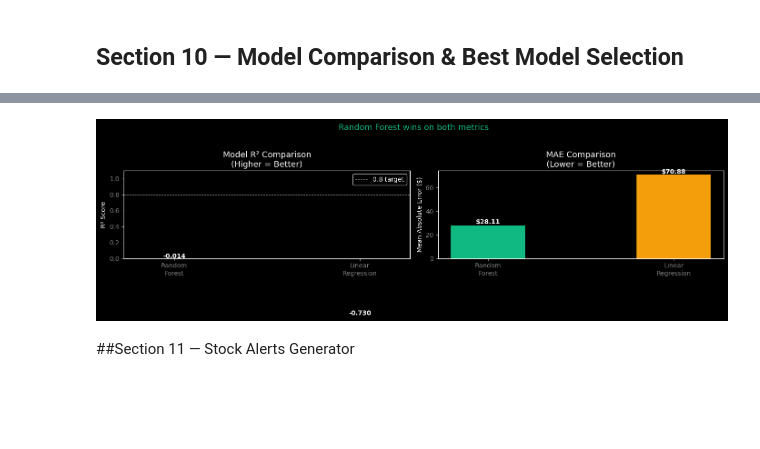
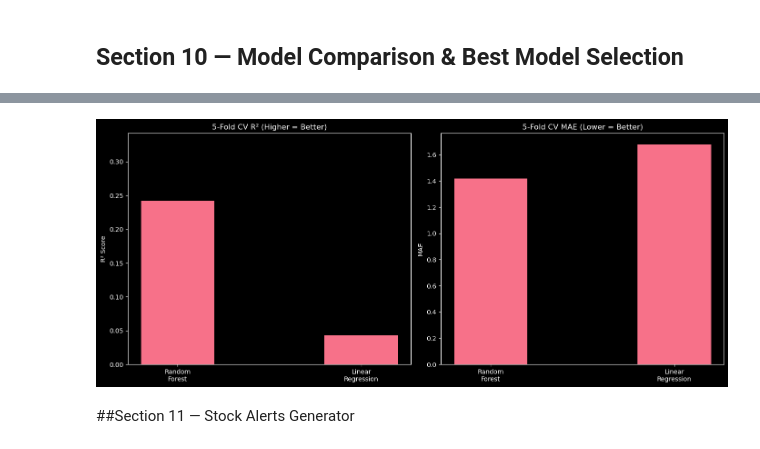
Before and after one commit to Nuraaaaaaa/StockGenius, a Jupyter notebook: Dataset/StockGenius_ML_Notebook.ipynb, the cells around one changed output, grey strips where cells are left out. Drawn from its saved outputs; the diff is of its cells as text; code cells hidden in the pictures; blank space fills up the shorter version.

Commit message:
model changed for prediction

```diff
--- a/Dataset/StockGenius_ML_Notebook.ipynb
+++ b/Dataset/StockGenius_ML_Notebook.ipynb
@@ -203,11 +203,11 @@ This is standard practice for ML training when real data is unavailable.
 np.random.seed(42)
 n = len(df)
 
-# 1. Order Date — simulate 4 years (2020-2023)
-df['Order_Date'] = pd.date_range(start='2020-01-01', periods=n, freq='8H')
-df['Month'] = df['Order_Date'].dt.month
-df['Year']  = df['Order_Date'].dt.year
-df['Quarter'] = df['Order_Date'].dt.quarter
+df['Order Date'] = pd.to_datetime(df['Order Date'])
+df['Month'] = df['Order Date'].dt.month
+df['Year'] = df['Order Date'].dt.year
+df['Quarter'] = df['Order Date'].dt.quarter
+df['DayOfWeek'] = df['Order Date'].dt.dayofweek
 
 # 2. Stock Level — Poisson distribution by sub-category
 stock_map = {
@@ -236,7 +236,9 @@ df['Shelf_Life_Days'] = df['Sub-Category'].map(shelf_map)
 
 # 5. Expiry Date
 df['Days_Since_Order'] = np.random.randint(0, 60, n)
-df['Expiry_Date'] = df['Order_Date'] + pd.to_timedelta(df['Shelf_Life_Days'] - df['Days_Since_Order'], unit='D')
+df['Expiry_Date'] = df['Order Date'] + pd.to_timedelta(
+    df['Shelf_Life_Days'] - df['Days_Since_Order'], unit='D'
+)
 df['Days_To_Expiry'] = (df['Expiry_Date'] - pd.Timestamp('2024-01-01')).dt.days
 df['Near_Expiry'] = (df['Days_To_Expiry'] < 30).astype(int)
 
@@ -246,7 +248,7 @@ df['Low_Stock'] = (df['Stock_Level'] < df['Reorder_Point']).astype(int)
 # 7. Profit Margin
 df['Profit_Margin'] = (df['Profit'] / df['Sales']) * 100
 
-print(f'New columns added: {["Order_Date","Month","Year","Quarter","Stock_Level","Reorder_Point","Shelf_Life_Days","Expiry_Date","Days_To_Expiry","Near_Expiry","Low_Stock","Profit_Margin"]}')
+print(f'New columns added: {["Order Date","Month","Year","Quarter","DayOfWeek","Stock_Level","Reorder_Point","Shelf_Life_Days","Expiry_Date","Days_To_Expiry","Near_Expiry","Low_Stock","Profit_Margin"]}')
 print(f'\nLow stock items: {df["Low_Stock"].sum()} ({df["Low_Stock"].mean()*100:.1f}%)')
 print(f'Near-expiry items: {df["Near_Expiry"].sum()} ({df["Near_Expiry"].mean()*100:.1f}%)')
 print(f'\nUpdated shape: {df.shape}')
@@ -604,38 +559,34 @@ RECOMMENDATION FOR StockGenius:
 # %%
-# ── MODEL COMPARISON PLOT ────────────────────────────────
+# ── MODEL COMPARISON PLOT (Using CV Results) ─────────────
 fig, axes = plt.subplots(1, 2, figsize=(14, 6))
 
+# Extract values from CV table
+rf_row = cv_results_df[cv_results_df["Model"]=="Random Forest"].iloc[0]
+lr_row = cv_results_df[cv_results_df["Model"]=="Linear Regression"].iloc[0]
+
+rf_r2  = rf_row["R2 (↑)"]
+lr_r2  = lr_row["R2 (↑)"]
+rf_mae = rf_row["MAE (↓)"]
+lr_mae = lr_row["MAE (↓)"]
+
+models = ['Random\nForest', 'Linear\nRegression']
+
 # R² comparison
-models = ['Random\nForest', 'Linear\nRegression']
-r2_vals = [rf_r2, lr_r2]
-cols_r2 = ['#10b981', '#f59e0b']
-bars = axes[0].bar(models, r2_vals, color=cols_r2, edgecolor='none', width=0.4)
-axes[0].set_title('Model R² Comparison\n(Higher = Better)', color='white', fontsize=13)
+axes[0].bar(models, [rf_r2, lr_r2], width=0.4)
+axes[0].set_title('5-Fold CV R² (Higher = Better)')
 axes[0].set_ylabel('R² Score')
-axes[0].set_ylim(0, 1.1)
-axes[0].tick_params(colors='gray')
-for bar, val in zip(bars, r2_vals):
-    axes[0].text(bar.get_x() + bar.get_width()/2, val + 0.02, f'{val:.3f}',
-                 ha='center', color='white', fontweight='bold')
-axes[0].axhline(0.8, color='white', linewidth=0.8, linestyle='--', alpha=0.5, label='0.8 target')
-axes[0].legend()
+axes[0].set_ylim(0, max(rf_r2, lr_r2) + 0.1)
 
 # MAE comparison
-mae_vals = [rf_mae, lr_mae]
-bars2 = axes[1].bar(models, mae_vals, color=cols_r2, edgecolor='none', width=0.4)
-axes[1].set_title('MAE Comparison\n(Lower = Better)', color='white', fontsize=13)
-axes[1].set_ylabel('Mean Absolute Error ($)')
-axes[1].tick_params(colors='gray')
-for bar, val in zip(bars2, mae_vals):
-    axes[1].text(bar.get_x() + bar.get_width()/2, val + 1, f'${val:.2f}',
-                 ha='center', color='white', fontweight='bold')
+axes[1].bar(models, [rf_mae, lr_mae], width=0.4)
+axes[1].set_title('5-Fold CV MAE (Lower = Better)')
+axes[1].set_ylabel('MAE')
 
-plt.suptitle(' Random Forest wins on both metrics', color='#10b981', fontsize=13, y=1.02)
 plt.tight_layout()
-plt.savefig('model_comparison.png', dpi=150, bbox_inches='tight', facecolor='#0a0c12')
+plt.savefig('model_comparison_cv.png', dpi=150, bbox_inches='tight')
 plt.show()
 # %% [output]
-[figure, old version]
+[figure, new version]
 # %% [markdown]
 ##Section 11 — Stock Alerts Generator
 # %%
```
Also changed, not shown: parts of 12 cells of this notebook, 5 other files.
